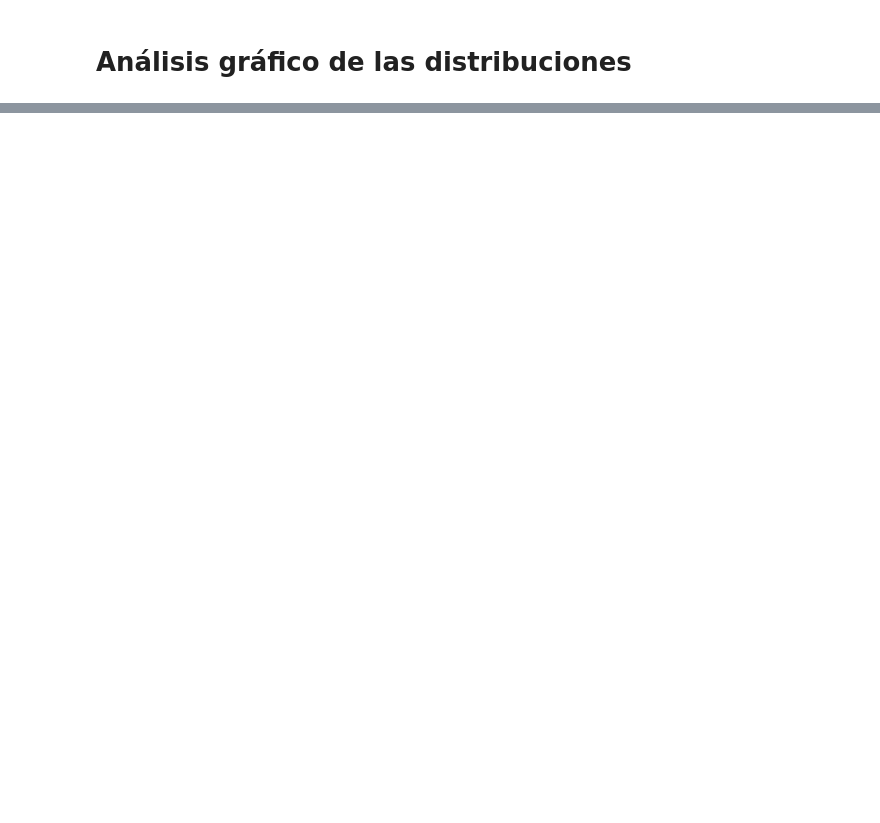
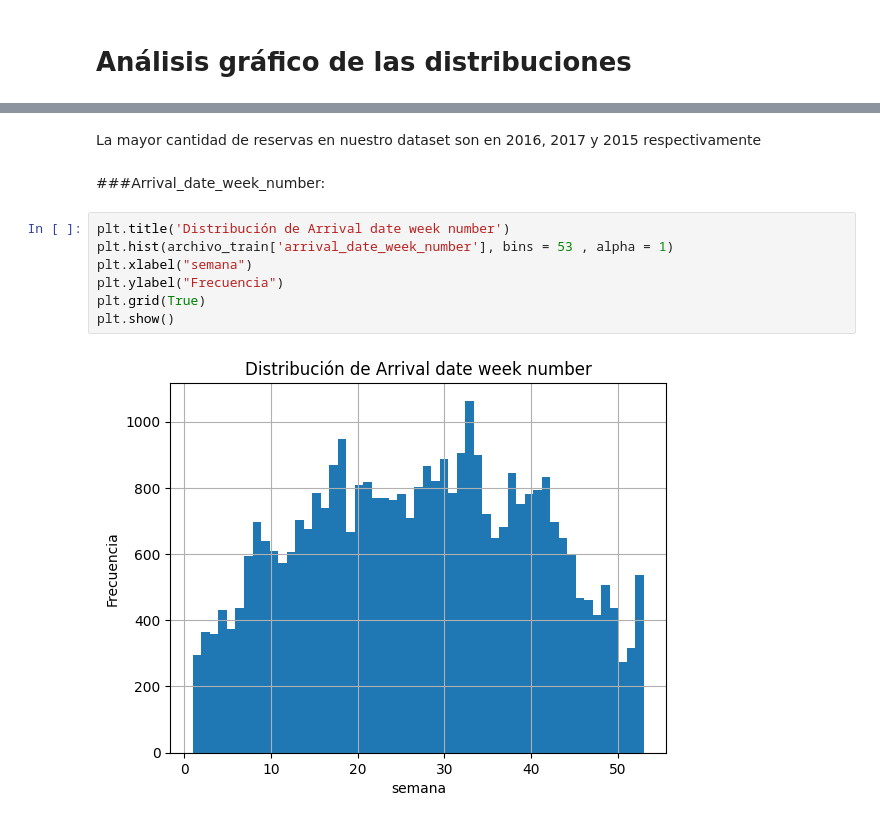
Before and after one commit to FranGuti/7506R-1C2023-GRUPO34, a Jupyter notebook: 7506R_TP1_GRUPO34_CHP1_ENTREGA.ipynb, the cells around one changed output, grey strips where cells are left out. Drawn from its saved outputs; the diff is of its cells as text; blank space fills up the shorter version.

```diff
--- a/7506R_TP1_GRUPO34_CHP1_ENTREGA.ipynb
+++ b/7506R_TP1_GRUPO34_CHP1_ENTREGA.ipynb
@@ -497,0 +541,13 @@ Name: reservation_status_date, Length: 915, dtype: int64
+# %% [markdown]
+La mayor cantidad de reservas en nuestro dataset son en 2016, 2017 y 2015 respectivamente
+# %% [markdown]
+###Arrival_date_week_number:
+# %%
+plt.title('Distribución de Arrival date week number')
+plt.hist(archivo_train['arrival_date_week_number'], bins = 53 , alpha = 1)
+plt.xlabel("semana")
+plt.ylabel("Frecuencia")
+plt.grid(True)
+plt.show()
+# %% [output]
+[figure, added]
```
Also changed, not shown: parts of 63 cells of this notebook.
